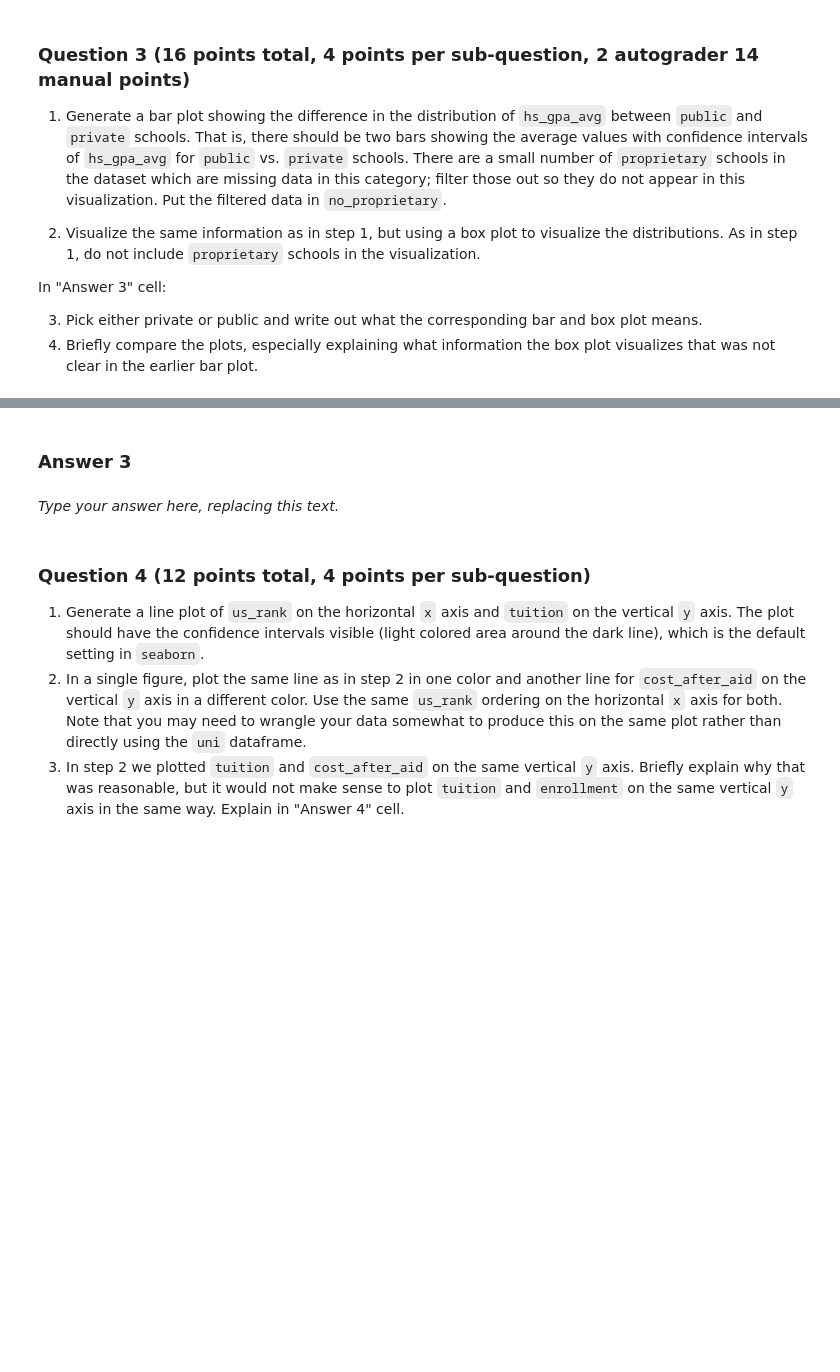
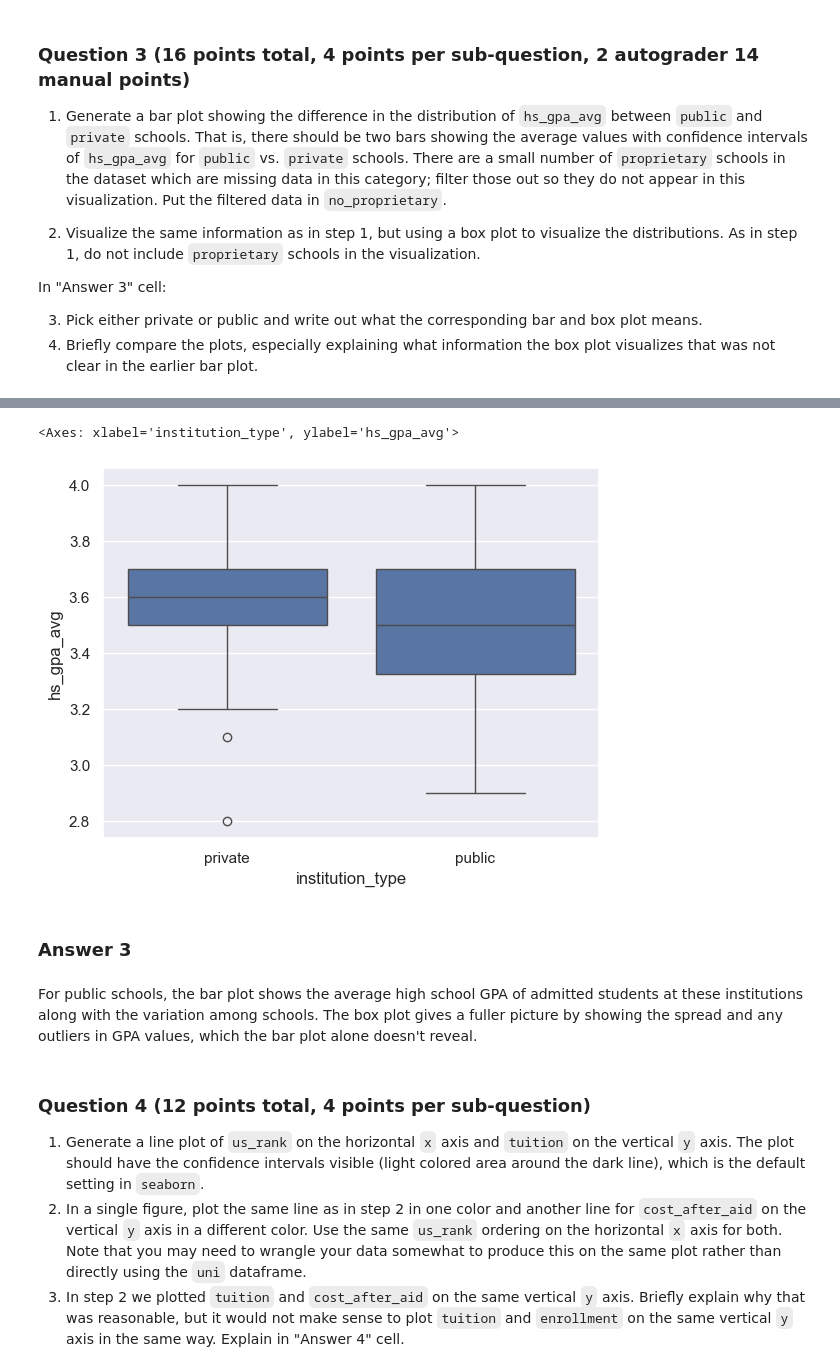
Before and after one commit to zoraizmohammad/cs216, a Jupyter notebook: hw3/homework03.ipynb, the cells around one changed output, grey strips where cells are left out. Drawn from its saved outputs; the diff is of its cells as text; code cells hidden in the pictures; blank space fills up the shorter version.

```diff
--- a/hw3/homework03.ipynb
+++ b/hw3/homework03.ipynb
@@ -129,6 +141,6 @@ In "Answer 3" cell:
 # %%
-# Put your code for 3.1 here
-
-no_proprietary = ...
-
-...
+# Put your code for 3.2 here
+sns.boxplot(data=no_proprietary, x="institution_type", y="hs_gpa_avg")
+# %% [output]
+<Axes: xlabel='institution_type', ylabel='hs_gpa_avg'>
+[figure, added]
@@ -138,7 +147,7 @@ no_proprietary = ...
 # %% [markdown]
 ### Answer 3
-# %% [markdown]
-_Type your answer here, replacing this text._
+# %% [markdown]
+For public schools, the bar plot shows the average high school GPA of admitted students at these institutions along with the variation among schools. The box plot gives a fuller picture by showing the spread and any outliers in GPA values, which the bar plot alone doesn't reveal.
 # %% [markdown]
 <!-- END QUESTION -->
 
```
Also changed, not shown: parts of 11 cells of this notebook.
